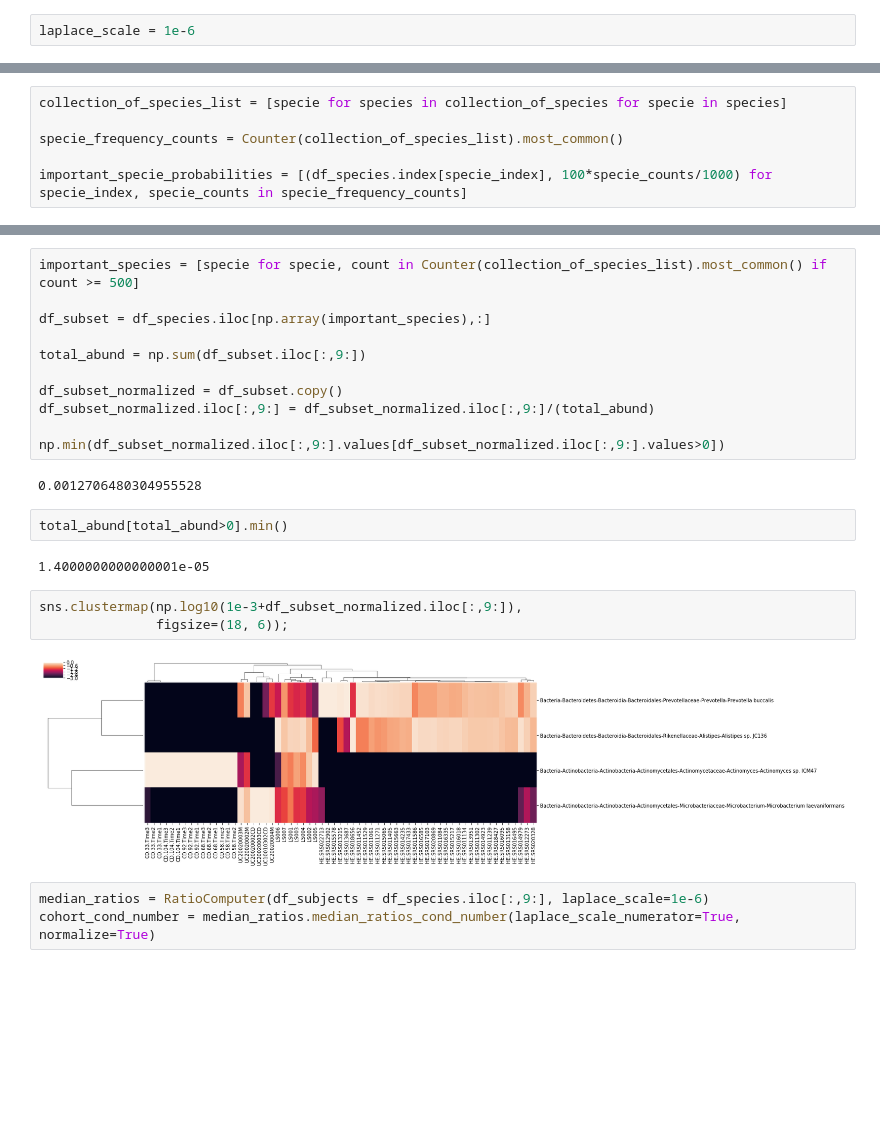
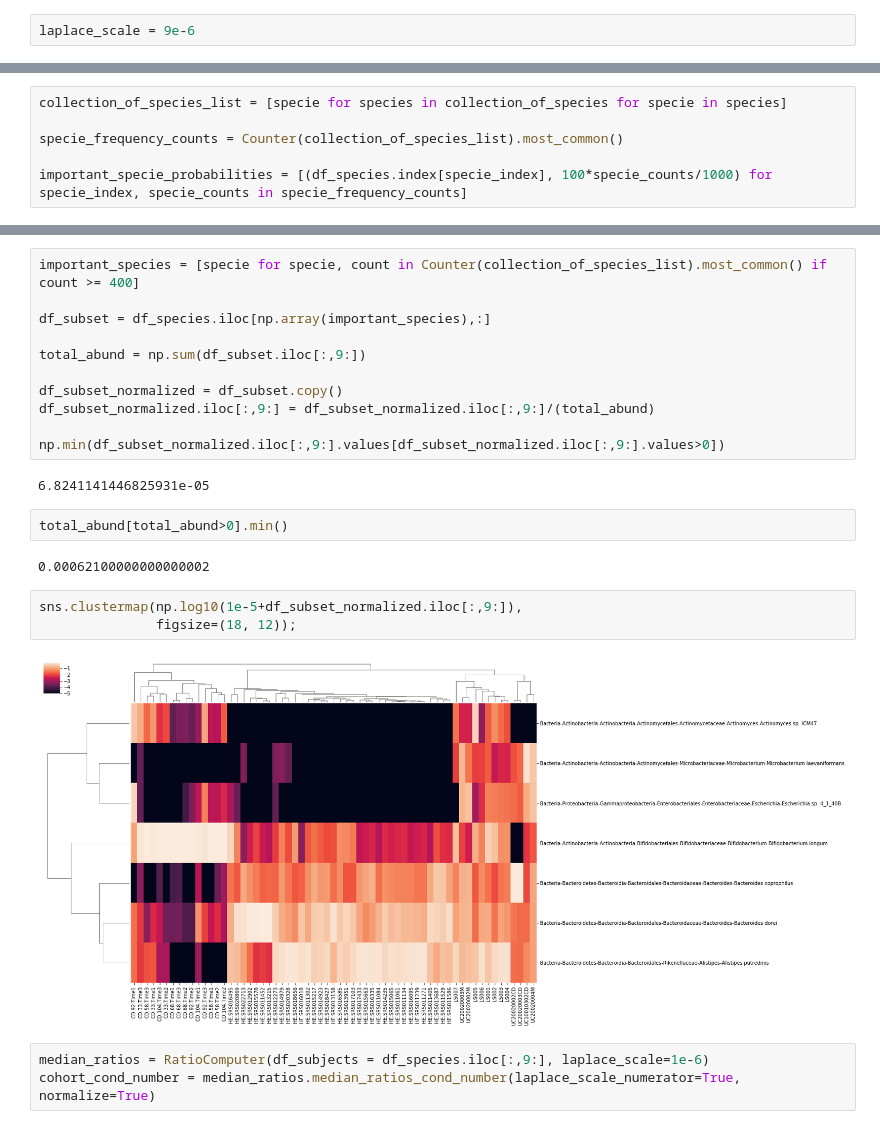
Before and after one commit to myazdani/KEGGs-15-12-2017, a Jupyter notebook: scripts/ratio-analysis/2018-07-26_comparing-species-and-keggs-ratio-plots.ipynb, the cells around one changed output, grey strips where cells are left out. Saved outputs shown, nothing was run; the diff lists cells and outputs as text; blank space fills up the shorter version.

Commit message:
relaxed laplace scaling for species to 9e-6

```diff
--- a/scripts/ratio-analysis/2018-07-26_comparing-species-and-keggs-ratio-plots.ipynb
+++ b/scripts/ratio-analysis/2018-07-26_comparing-species-and-keggs-ratio-plots.ipynb
@@ -361,7 +361,7 @@ X_species[X_species>0].min()
 # %% [output]
 1.0000000000000001e-05
 # %%
-laplace_scale = 1e-6
+laplace_scale = 9e-6
 # %%
 clf = PairwiseLR(laplace_scale)
 
@@ -403,5 +403,5 @@ plt.xticks(np.arange(len(probs[:30])), specie_names[:30], rotation=90);
 # %%
-important_species = [specie for specie, count in Counter(collection_of_species_list).most_common() if count >= 500]
+important_species = [specie for specie, count in Counter(collection_of_species_list).most_common() if count >= 400]
 
 df_subset = df_species.iloc[np.array(important_species),:]
 
@@ -412,16 +412,16 @@ df_subset_normalized.iloc[:,9:] = df_subset_normalized.iloc[:,9:]/(total_abund)
 
 np.min(df_subset_normalized.iloc[:,9:].values[df_subset_normalized.iloc[:,9:].values>0])
 # %% [output]
-0.0012706480304955528
+6.8241141446825931e-05
 # %%
 total_abund[total_abund>0].min()
 # %% [output]
-1.4000000000000001e-05
+0.00062100000000000002
 # %%
-sns.clustermap(np.log10(1e-3+df_subset_normalized.iloc[:,9:]),
-               figsize=(18, 6));
+sns.clustermap(np.log10(1e-5+df_subset_normalized.iloc[:,9:]),
+               figsize=(18, 12));
 # %% [output]
-[figure, old version]
+[figure, new version]
 # %%
 median_ratios = RatioComputer(df_subjects = df_species.iloc[:,9:], laplace_scale=1e-6)
 cohort_cond_number = median_ratios.median_ratios_cond_number(laplace_scale_numerator=True, normalize=True)
```
Also changed, not shown: parts of 3 cells of this notebook, 1 other file.
